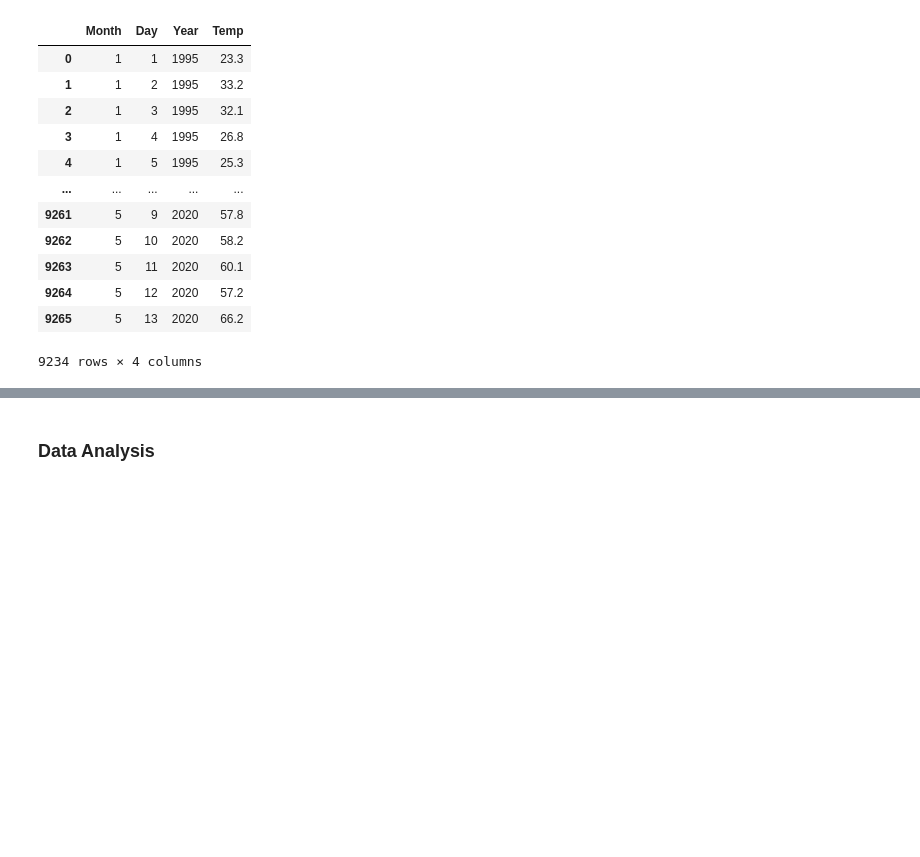
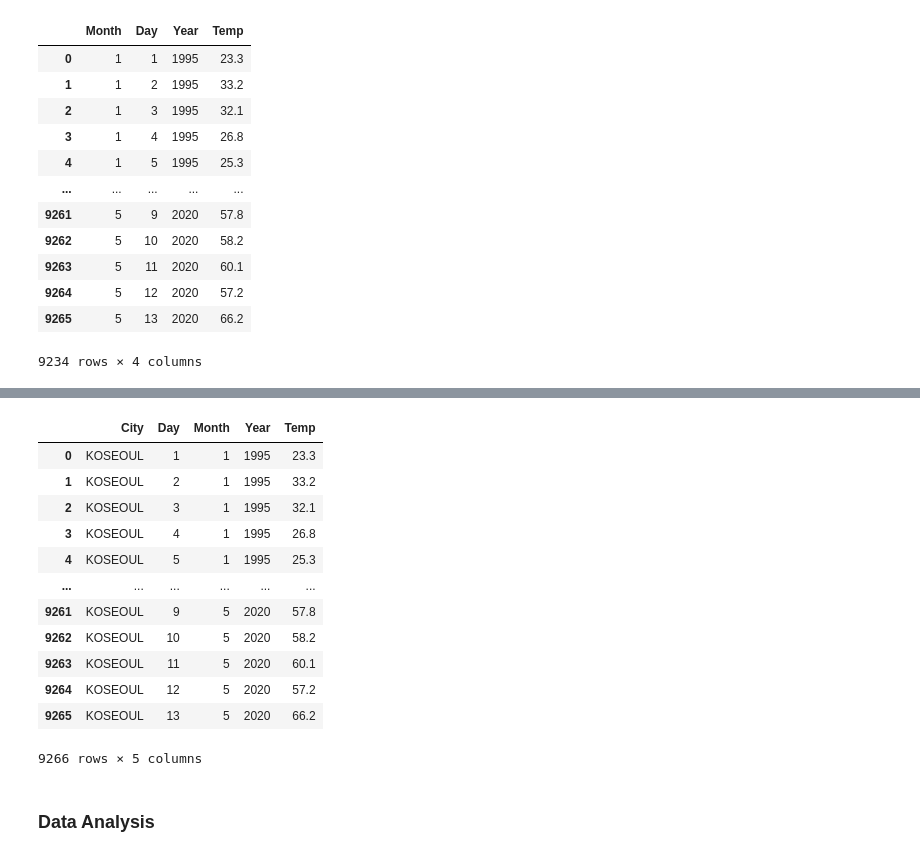
Before and after one commit to Wook22/UC-DAVIS, a Jupyter notebook: STA141B/STA141B.ipynb, the cells around one changed output, grey strips where cells are left out. Saved outputs shown, nothing was run; the diff lists cells and outputs as text; code cells hidden in the pictures; blank space fills up the shorter version.

```diff
--- a/STA141B/STA141B.ipynb
+++ b/STA141B/STA141B.ipynb
@@ -489,3 +586,19 @@ third_data
+# %%
+df_asia[df_asia["City"]=="KOSEOUL"]
+# %% [output]
+|  | City | Day | Month | Year | Temp |
+| 0 | KOSEOUL | 1 | 1 | 1995 | 23.3 |
+| 1 | KOSEOUL | 2 | 1 | 1995 | 33.2 |
+| 2 | KOSEOUL | 3 | 1 | 1995 | 32.1 |
+| 3 | KOSEOUL | 4 | 1 | 1995 | 26.8 |
+| 4 | KOSEOUL | 5 | 1 | 1995 | 25.3 |
+| ... | ... | ... | ... | ... | ... |
+| 9261 | KOSEOUL | 9 | 5 | 2020 | 57.8 |
+| 9262 | KOSEOUL | 10 | 5 | 2020 | 58.2 |
+| 9263 | KOSEOUL | 11 | 5 | 2020 | 60.1 |
+| 9264 | KOSEOUL | 12 | 5 | 2020 | 57.2 |
+| 9265 | KOSEOUL | 13 | 5 | 2020 | 66.2 |
+9266 rows × 5 columns
 # %% [markdown]
 ### Data Analysis
 # %% [markdown]
```
Also changed, not shown: parts of 13 cells of this notebook, 1 other file.
